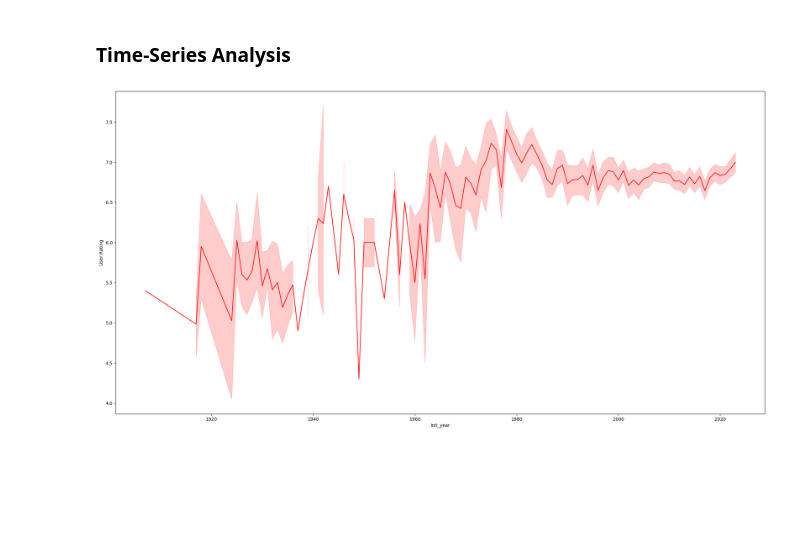
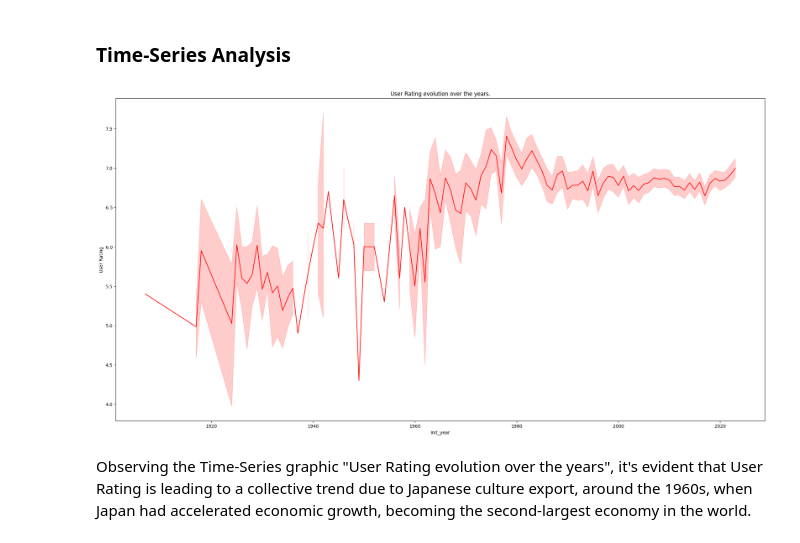
Before and after one commit to GustavoKuroda/anime_analysis, a Jupyter notebook: src/analysis.ipynb, the cells around one changed output. Cells and saved outputs as stored; diff of their text form; code cells hidden in the pictures; blank space fills up the shorter version.

```diff
--- a/src/analysis.ipynb
+++ b/src/analysis.ipynb
@@ -188,8 +188,14 @@ plt.savefig(f'graphs/Img2.png')
 # %% [markdown]
 ### Time-Series Analysis
 # %%
+# Plot
 plt.figure(figsize=(26, 13))
+plt.title("User Rating evolution over the years.")
 sns.lineplot(data=diff_1, x='Init_year', y='User Rating', color='red')
+
+# Save figure
 plt.savefig(f'graphs/Img3.png')
 # %% [output]
-[figure, old version]
+[figure, new version]
+# %% [markdown]
+Observing the Time-Series graphic "User Rating evolution over the years", it's evident that User Rating is leading to a collective trend due to Japanese culture export, around the 1960s, when Japan had accelerated economic growth, becoming the second-largest economy in the world.
```
Also changed, not shown: parts of 2 cells of this notebook, 2 other files.
